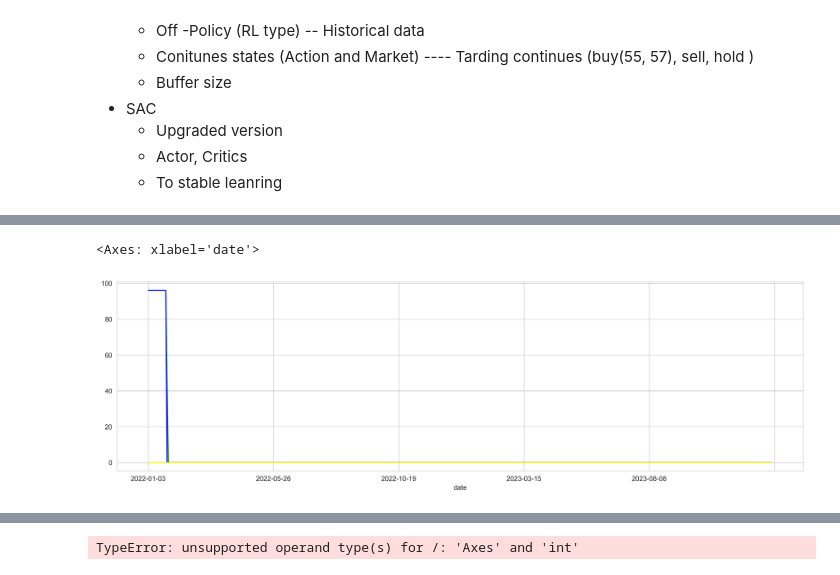
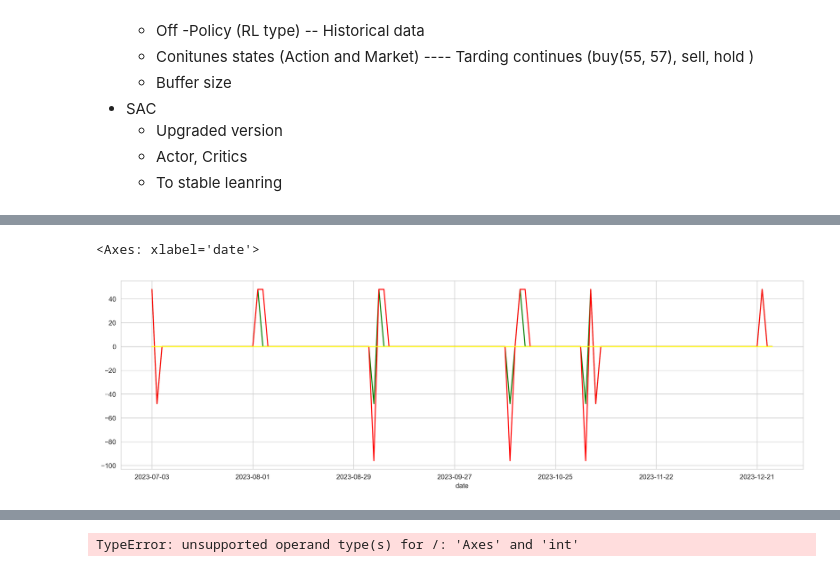
Before and after one commit to raza141/RL-Project, a Jupyter notebook: Crypto/finrlprac.ipynb, the cells around one changed output, grey strips where cells are left out. Saved outputs shown, nothing was run; the diff lists cells and outputs as text; code cells hidden in the pictures.

```diff
--- a/Crypto/finrlprac.ipynb
+++ b/Crypto/finrlprac.ipynb
@@ -92,5 +199,5 @@ from finrl.config import INDICATORS, USER_INDICATORS
 # %%
 stock_dimension = len(train.tic.unique())
-state_space = 1 + 2*stock_dimension + len(INDICATORS)*stock_dimension + len(USER_INDICATORS)*stock_dimension
+state_space = 1 + 2*stock_dimension + len(INDICATORS)*stock_dimension + len(USER_DEFINED_FEATURES)*stock_dimension
 print(state_space)
 # %% [output]
@@ -99,7 +206,7 @@ print(state_space)
 # Env initialization for multi-stock trading
 
 env_kwargs = {
-    "hmax": 100,
+    "hmax": 50,
     "initial_amount": 1e6,
     "state_space": state_space,
     "action_space": stock_dimension,
@@ -108,7 +215,7 @@ env_kwargs = {
     "sell_cost_pct":[1e-3]*stock_dimension,
     "stock_dim": stock_dimension,
     "num_stock_shares": [0]*stock_dimension,
-    "tech_indicator_list": INDICATORS + USER_INDICATORS,
+    "tech_indicator_list": INDICATORS + USER_DEFINED_FEATURES,
     "make_plots": True,
     "model_name": "SAC"
 }
@@ -175,7 +272,7 @@ agent  = DRLAgent(env = gym_env)
 # Example of what DRLAgent.get_model might expect
 agent_kwargs = {
     'learning_rate': 0.001,  # Reduce learning rate for more stable learning
-    'buffer_size': 5000,    # Increase buffer size to learn from more experiences
+    'buffer_size': 50000,    # Increase buffer size to learn from more experiences
     'learning_starts': 1000, # Increase steps before training starts to gather more initial experience
     'batch_size': 256,       # Maintain the batch size
     'tau': 0.01,             # Lower tau for smoother target network updates
@@ -208,3 +305,3 @@ len(train)
 # %%
-trained_model = agent.train_model(model=model, tb_log_name='sac', total_timesteps=500000)
+trained_model = agent.train_model(model=model, tb_log_name='sac', total_timesteps=100000)
 # %% [output]
@@ -255,11 +343,11 @@ Name: count, dtype: int64
 # %%
 actions_memory['NFLX'].plot(color='green')
 actions_memory['AAPL'].plot(color='red')
-actions_memory['AMZN'].plot(color='blue')
+# actions_memory['AMZN'].plot(color='blue')
 actions_memory['MSFT'].plot(color='yellow')
 # %% [output]
 <Axes: xlabel='date'>
-[figure, old version]
+[figure, new version]
 # %%
 account_memory['account_value'].pct_change().plot()
 # %% [output]
```
Also changed, not shown: parts of 27 cells of this notebook.
